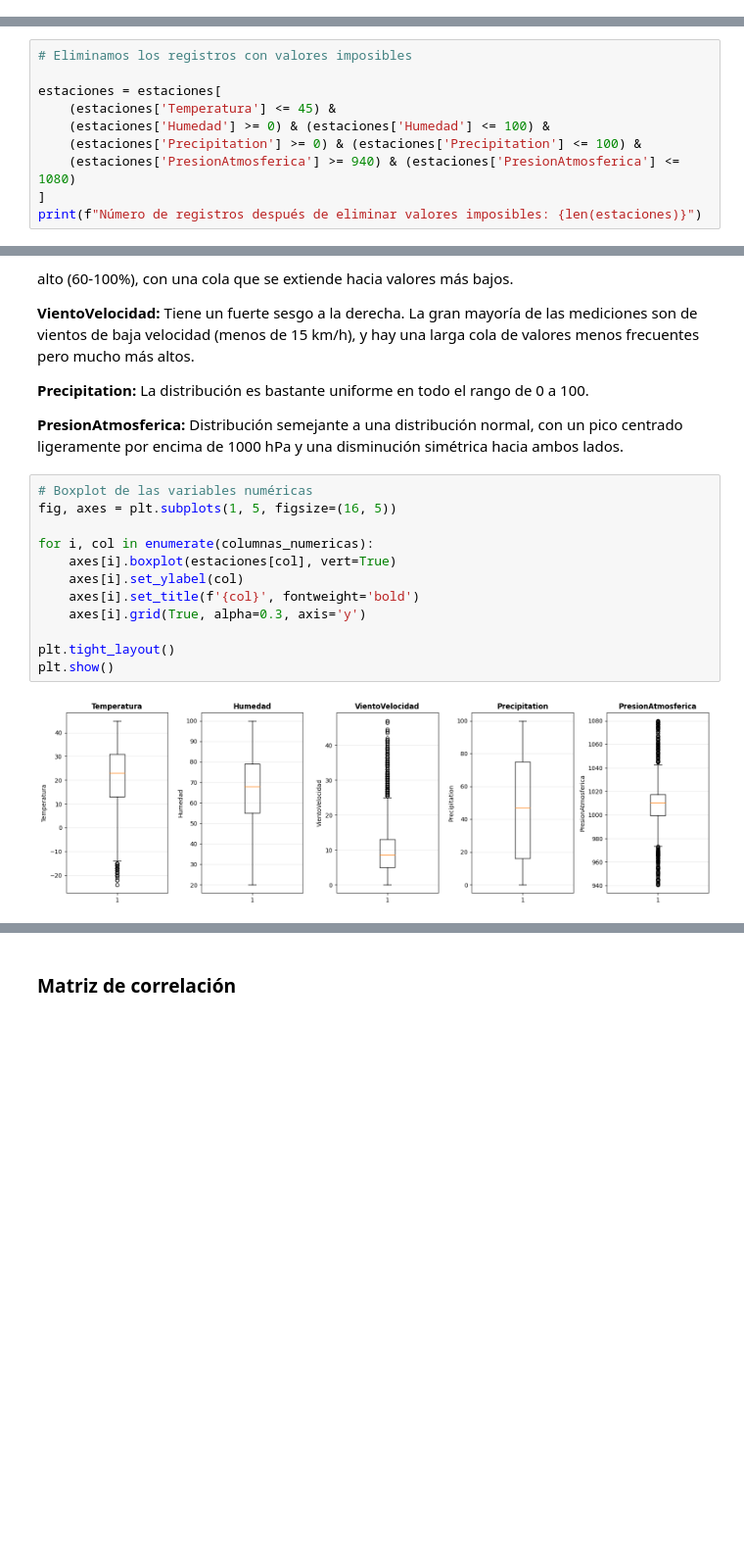
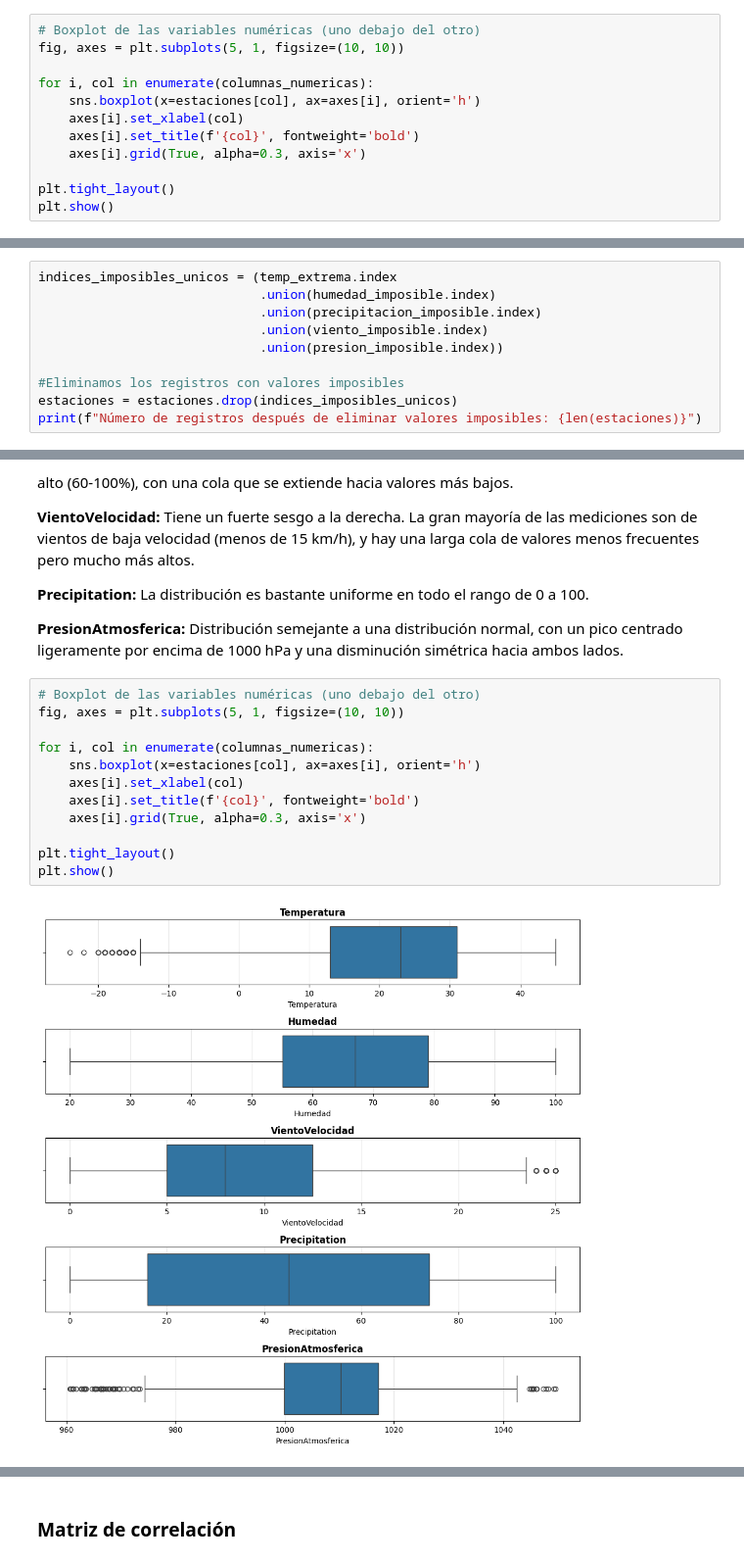
Before and after one commit to Fabrote/season-classifier, a Jupyter notebook: MD-TP3_TAPIA-PALACIO.ipynb, the cells around one changed output, grey strips where cells are left out. Shown at 98% size. Saved outputs shown, nothing was run; the diff lists cells and outputs as text; blank space fills up the shorter version.

```diff
--- a/MD-TP3_TAPIA-PALACIO.ipynb
+++ b/MD-TP3_TAPIA-PALACIO.ipynb
@@ -148,3 +142,15 @@ No encontramos valores faltantes ni duplicados en este dataset
 ## Valores imposibles
 
 En base a lo visto en la descripcion del dataset, consideramos conveniente filtrar directamente los valores imposibles
+# %%
+# Boxplot de las variables numéricas (uno debajo del otro)
+fig, axes = plt.subplots(5, 1, figsize=(10, 10))
+
+for i, col in enumerate(columnas_numericas):
+    sns.boxplot(x=estaciones[col], ax=axes[i], orient='h')
+    axes[i].set_xlabel(col)
+    axes[i].set_title(f'{col}', fontweight='bold')
+    axes[i].grid(True, alpha=0.3, axis='x')
+
+plt.tight_layout()
+plt.show()
@@ -193,11 +210,11 @@ Número total de registros con valores imposibles: 1718
 # %%
-# Eliminamos los registros con valores imposibles
+indices_imposibles_unicos = (temp_extrema.index
+                             .union(humedad_imposible.index)
+                             .union(precipitacion_imposible.index)
+                             .union(viento_imposible.index)
+                             .union(presion_imposible.index))
 
-estaciones = estaciones[
-    (estaciones['Temperatura'] <= 45) &
-    (estaciones['Humedad'] >= 0) & (estaciones['Humedad'] <= 100) &
-    (estaciones['Precipitation'] >= 0) & (estaciones['Precipitation'] <= 100) &
-    (estaciones['PresionAtmosferica'] >= 940) & (estaciones['PresionAtmosferica'] <= 1080)
-]
+#Eliminamos los registros con valores imposibles
+estaciones = estaciones.drop(indices_imposibles_unicos)
 print(f"Número de registros después de eliminar valores imposibles: {len(estaciones)}")
 # %% [output]
@@ -232,16 +249,16 @@ plt.show()
 
 **PresionAtmosferica:** Distribución semejante a una distribución normal, con un pico centrado ligeramente por encima de 1000 hPa y una disminución simétrica hacia ambos lados.
 # %%
-# Boxplot de las variables numéricas
-fig, axes = plt.subplots(1, 5, figsize=(16, 5))
+# Boxplot de las variables numéricas (uno debajo del otro)
+fig, axes = plt.subplots(5, 1, figsize=(10, 10))
 
 for i, col in enumerate(columnas_numericas):
-    axes[i].boxplot(estaciones[col], vert=True)
-    axes[i].set_ylabel(col)
+    sns.boxplot(x=estaciones[col], ax=axes[i], orient='h')
+    axes[i].set_xlabel(col)
     axes[i].set_title(f'{col}', fontweight='bold')
-    axes[i].grid(True, alpha=0.3, axis='y')
+    axes[i].grid(True, alpha=0.3, axis='x')
 
 plt.tight_layout()
 plt.show()
 # %% [output]
-[figure, old version]
+[figure, new version]
```
Also changed, not shown: parts of 21 cells of this notebook.
